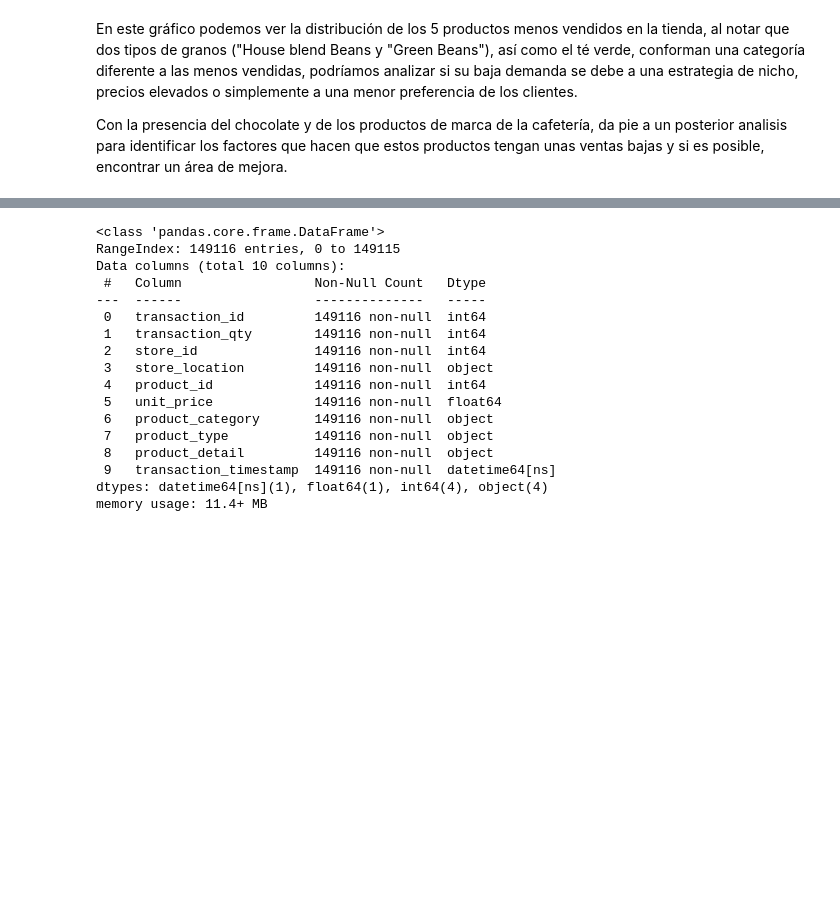
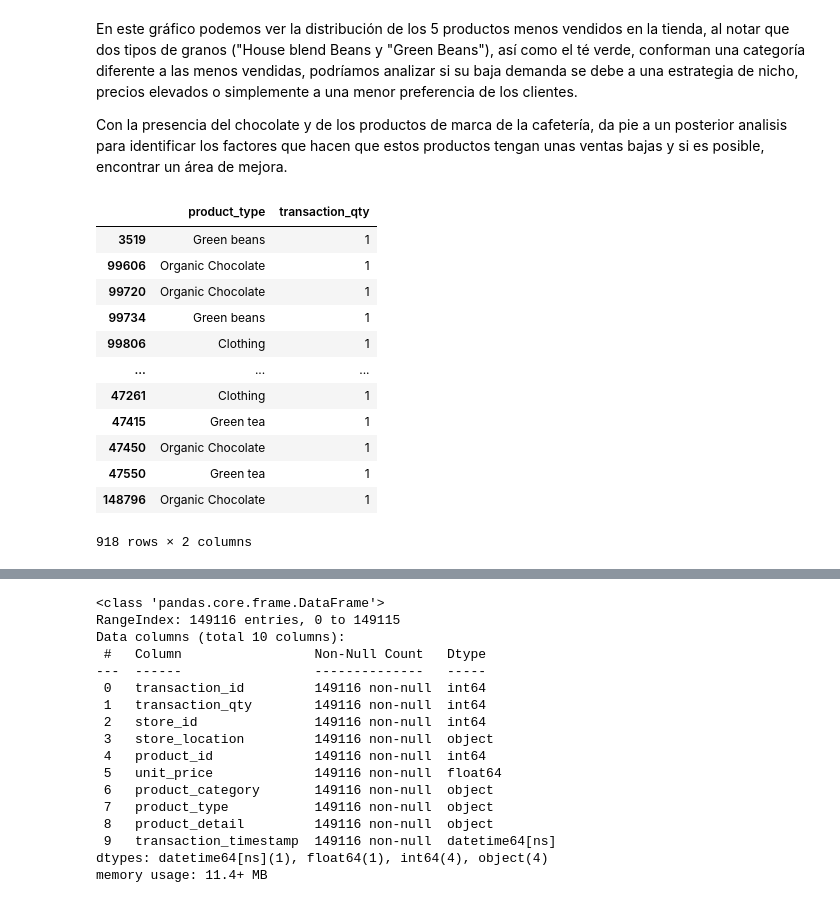
Before and after one commit to eddieisoffline/Portfolio-Data-Science, a Jupyter notebook: cafe/notebook/notebook.ipynb, the cells around one changed output, grey strips where cells are left out. Cells and saved outputs as stored; diff of their text form; code cells hidden in the pictures; blank space fills up the shorter version.

```diff
--- a/cafe/notebook/notebook.ipynb
+++ b/cafe/notebook/notebook.ipynb
@@ -801,3 +801,19 @@ plt.show()
 En este gráfico podemos ver la distribución de los 5 productos menos vendidos en la tienda, al notar que dos tipos de granos ("House blend Beans y "Green Beans"), así como el té verde, conforman una categoría diferente a las menos vendidas, podríamos analizar si su baja demanda se debe a una estrategia de nicho, precios elevados o simplemente a una menor preferencia de los clientes.
 
 Con la presencia del chocolate y de los productos de marca de la cafetería, da pie a un posterior analisis para identificar los factores que hacen que estos productos tengan unas ventas bajas y si es posible, encontrar un área de mejora.
+# %%
+coffee_sales[coffee_sales['product_type'].isin(product_type_count_bottom5.iloc[:,0].to_list())][["product_type", "transaction_qty"]].sort_values(by="transaction_qty",ascending = False)
+# %% [output]
+|  | product_type | transaction_qty |
+| 3519 | Green beans | 1 |
+| 99606 | Organic Chocolate | 1 |
+| 99720 | Organic Chocolate | 1 |
+| 99734 | Green beans | 1 |
+| 99806 | Clothing | 1 |
+| ... | ... | ... |
+| 47261 | Clothing | 1 |
+| 47415 | Green tea | 1 |
+| 47450 | Organic Chocolate | 1 |
+| 47550 | Green tea | 1 |
+| 148796 | Organic Chocolate | 1 |
+918 rows × 2 columns
```
Also changed, not shown: parts of 1 cell of this notebook.
